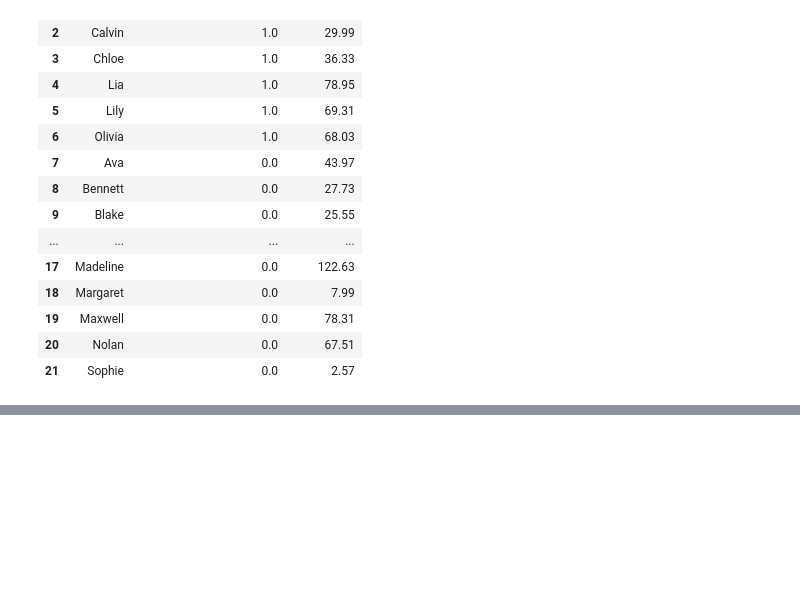
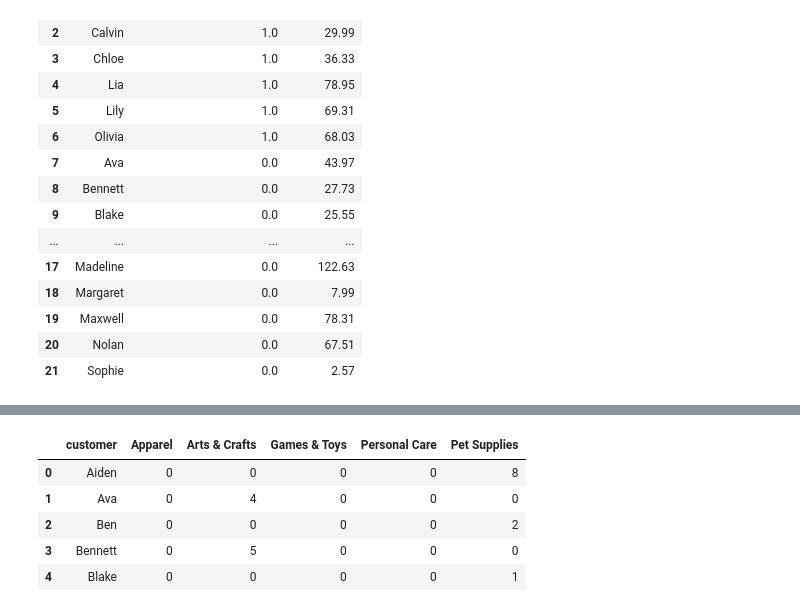
Before and after one commit to sairaawahid/Data-Science-in-Python-Data-Prep-and-EDA, a Jupyter notebook: 5. Preparing for Modeling/Preparing_for_modeling.ipynb, the cells around one changed output, grey strips where cells are left out. Saved outputs shown, nothing was run; the diff lists cells and outputs as text; code cells hidden in the pictures; blank space fills up the shorter version.

```diff
--- a/5. Preparing for Modeling/Preparing_for_modeling.ipynb
+++ b/5. Preparing for Modeling/Preparing_for_modeling.ipynb
@@ -520,0 +560,14 @@ model_df
+# %%
+# group by customer so each row is a single customer
+categories = (pd.concat([df_april_may.customer, category_dummies], axis=1)
+    .groupby('customer')
+    .sum()
+    .reset_index())
+categories.head()
+# %% [output]
+|  | customer | Apparel | Arts & Crafts | Games & Toys | Personal Care | Pet Supplies |
+| 0 | Aiden | 0 | 0 | 0 | 0 | 8 |
+| 1 | Ava | 0 | 4 | 0 | 0 | 0 |
+| 2 | Ben | 0 | 0 | 0 | 0 | 2 |
+| 3 | Bennett | 0 | 5 | 0 | 0 | 0 |
+| 4 | Blake | 0 | 0 | 0 | 0 | 1 |
```
Also changed, not shown: parts of 10 cells of this notebook.
